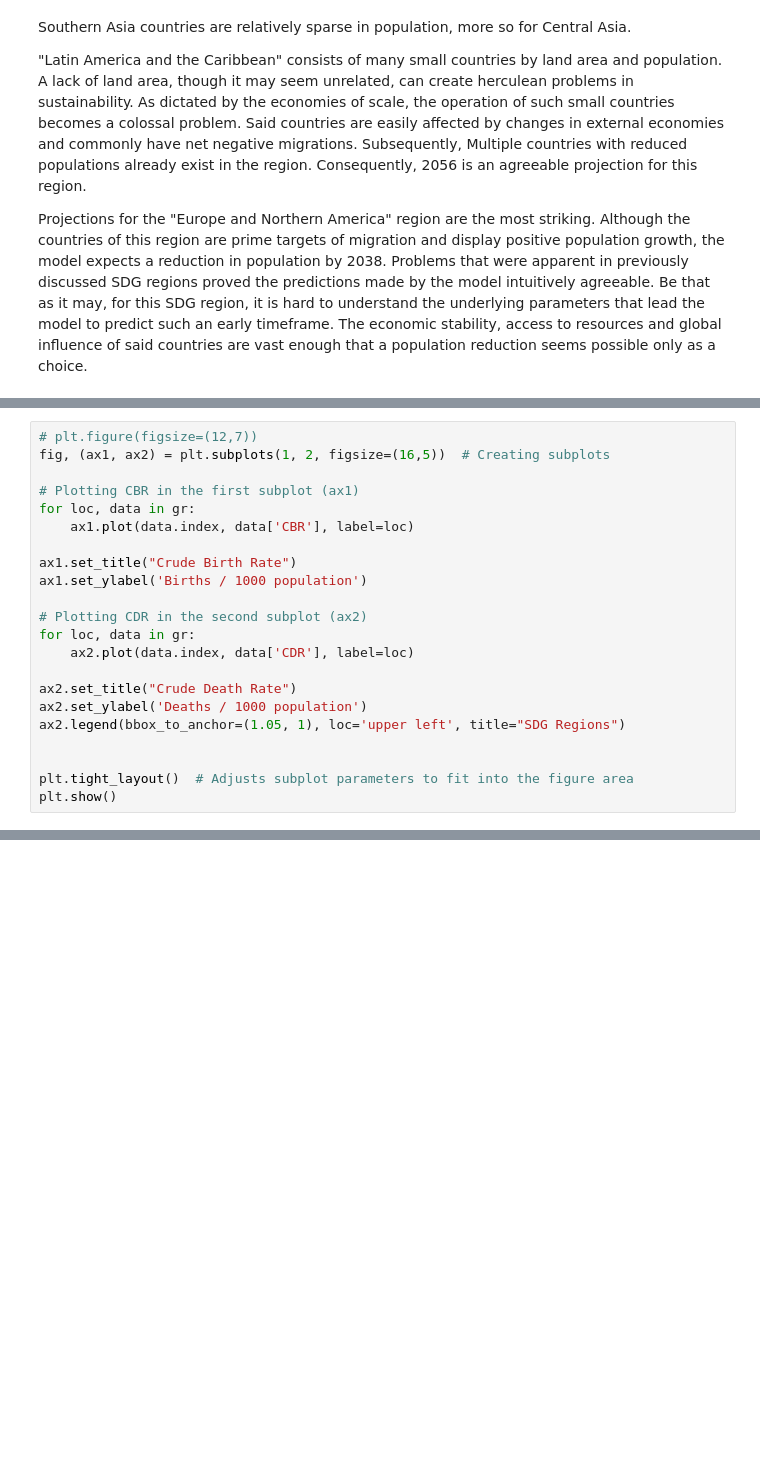
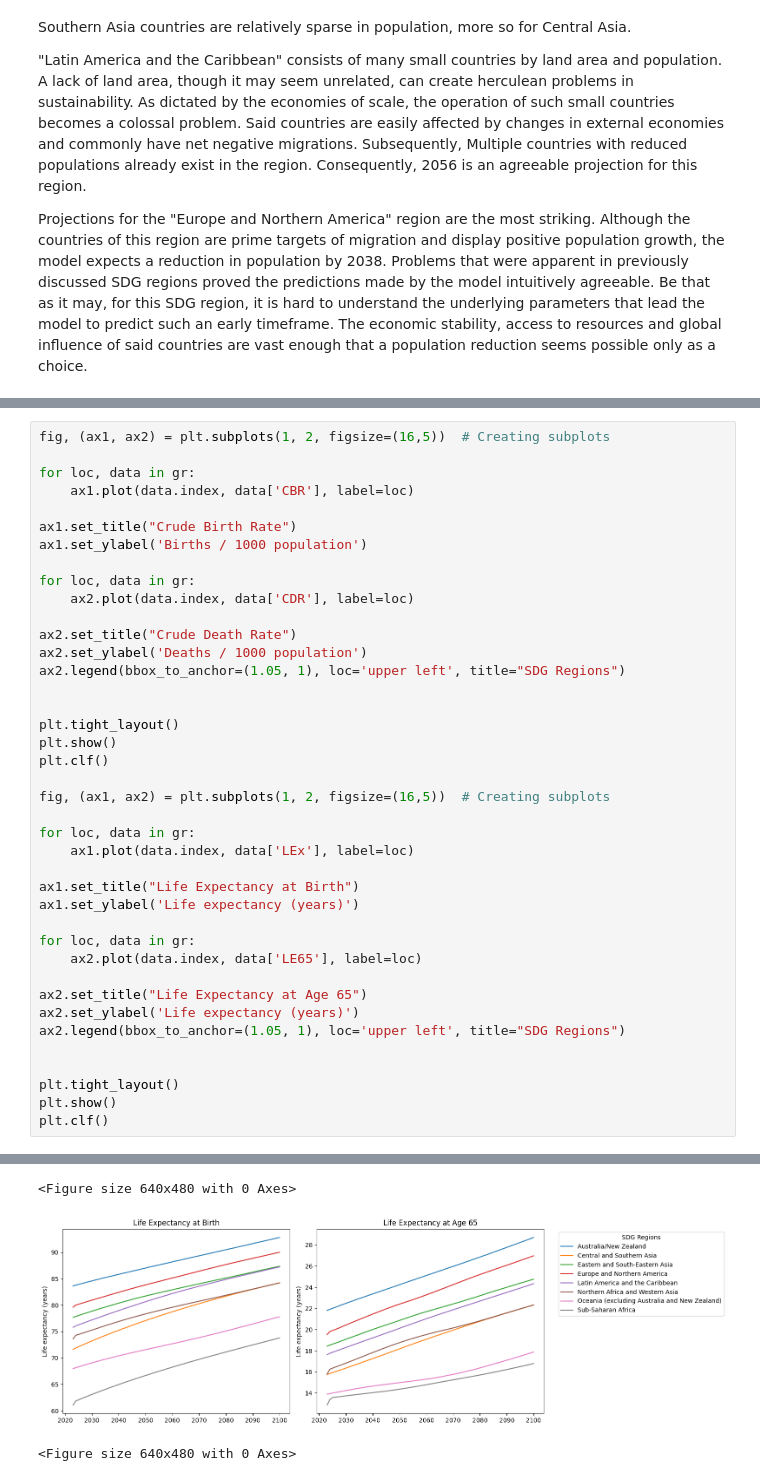
Before and after one commit to GongJr0/UW_Data_Science_Population_Analysis, a Jupyter notebook: Analysis.ipynb, the cells around one changed output, grey strips where cells are left out. Cells and saved outputs as stored; diff of their text form; blank space fills up the shorter version.

```diff
--- a/Analysis.ipynb
+++ b/Analysis.ipynb
@@ -94,24 +102,45 @@ Projections for the "Europe and Northern America" region are the most striking.
 # %%
-# plt.figure(figsize=(12,7))
 fig, (ax1, ax2) = plt.subplots(1, 2, figsize=(16,5))  # Creating subplots
 
-# Plotting CBR in the first subplot (ax1)
 for loc, data in gr:
     ax1.plot(data.index, data['CBR'], label=loc)
 
 ax1.set_title("Crude Birth Rate")
 ax1.set_ylabel('Births / 1000 population')
 
-# Plotting CDR in the second subplot (ax2)
 for loc, data in gr:
     ax2.plot(data.index, data['CDR'], label=loc)
 
 ax2.set_title("Crude Death Rate")
 ax2.set_ylabel('Deaths / 1000 population')
 ax2.legend(bbox_to_anchor=(1.05, 1), loc='upper left', title="SDG Regions")
 
 
-plt.tight_layout()  # Adjusts subplot parameters to fit into the figure area
+plt.tight_layout()
 plt.show()
+plt.clf()
+
+fig, (ax1, ax2) = plt.subplots(1, 2, figsize=(16,5))  # Creating subplots
+
+for loc, data in gr:
+    ax1.plot(data.index, data['LEx'], label=loc)
+
+ax1.set_title("Life Expectancy at Birth")
+ax1.set_ylabel('Life expectancy (years)')
+
+for loc, data in gr:
+    ax2.plot(data.index, data['LE65'], label=loc)
+
+ax2.set_title("Life Expectancy at Age 65")
+ax2.set_ylabel('Life expectancy (years)')
+ax2.legend(bbox_to_anchor=(1.05, 1), loc='upper left', title="SDG Regions")
+
+
+plt.tight_layout()
+plt.show()
+plt.clf()
 # %% [output]
 [figure]
+<Figure size 640x480 with 0 Axes>
+[figure, added]
+<Figure size 640x480 with 0 Axes>
```
Also changed, not shown: parts of 2 cells of this notebook.
